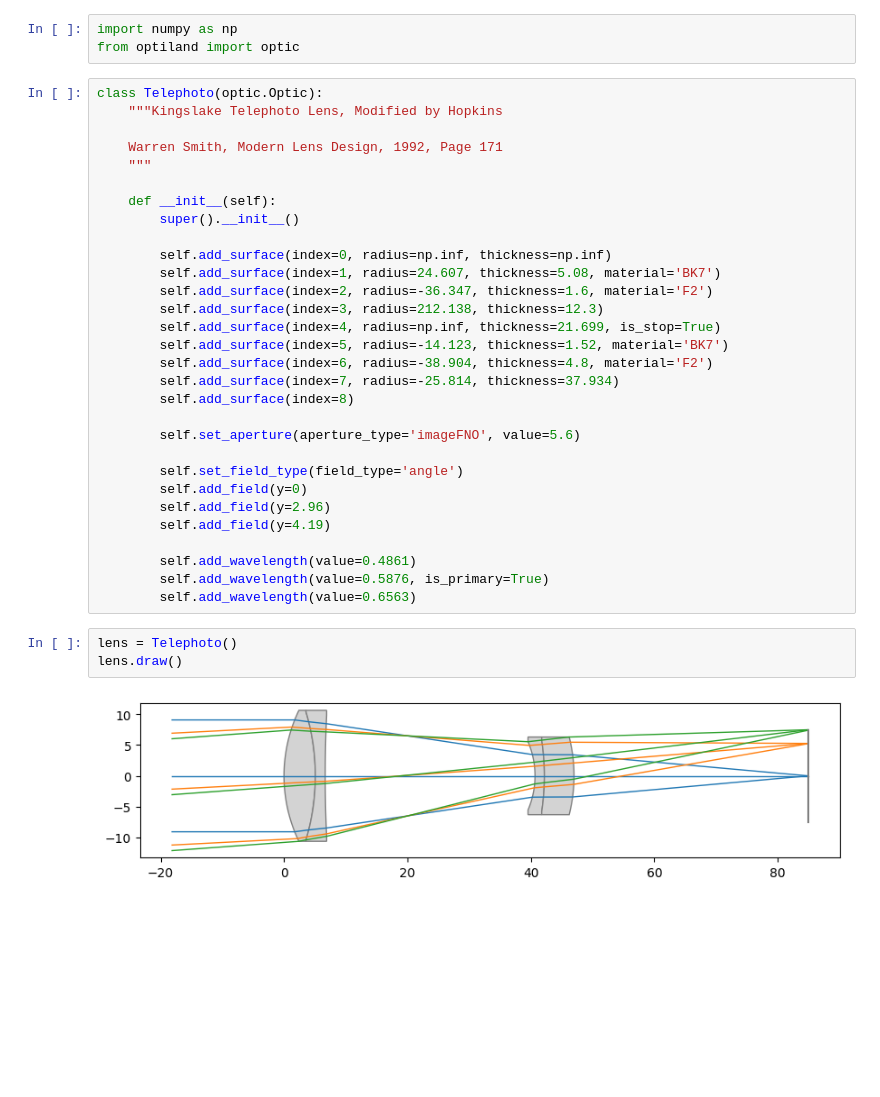
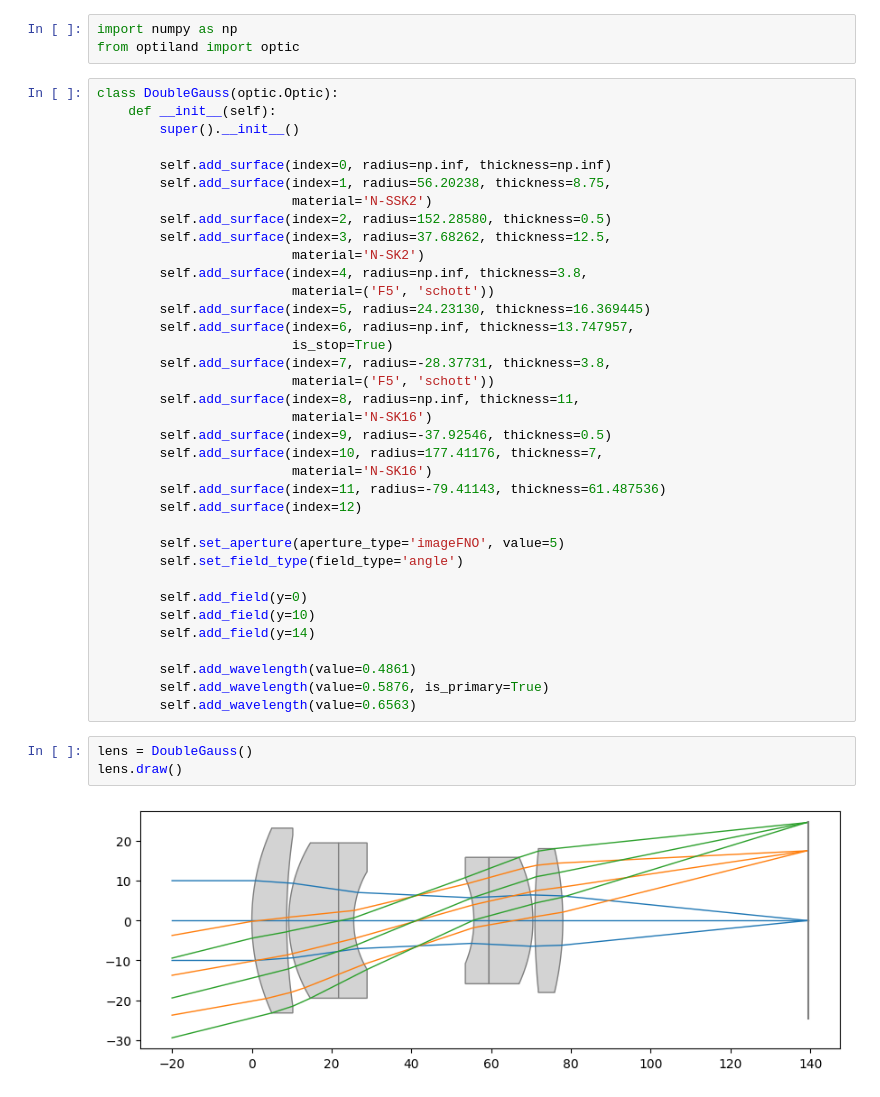
Before and after one commit to HarrisonKramer/optiland, a Jupyter notebook: docs/gallery/specialized_lenses/double_Gauss.ipynb, the cells around one changed output. Drawn from its saved outputs; the diff is of its cells as text; blank space fills up the shorter version.

Commit message:
docs: Add double Gauss lens

```diff
--- a/docs/gallery/specialized_lenses/double_Gauss.ipynb
+++ b/docs/gallery/specialized_lenses/double_Gauss.ipynb
@@ -4,37 +4,43 @@
 import numpy as np
 from optiland import optic
 # %%
-class Telephoto(optic.Optic):
-    """Kingslake Telephoto Lens, Modified by Hopkins
-
-    Warren Smith, Modern Lens Design, 1992, Page 171
-    """
-
+class DoubleGauss(optic.Optic):
     def __init__(self):
         super().__init__()
 
         self.add_surface(index=0, radius=np.inf, thickness=np.inf)
-        self.add_surface(index=1, radius=24.607, thickness=5.08, material='BK7')
-        self.add_surface(index=2, radius=-36.347, thickness=1.6, material='F2')
-        self.add_surface(index=3, radius=212.138, thickness=12.3)
-        self.add_surface(index=4, radius=np.inf, thickness=21.699, is_stop=True)
-        self.add_surface(index=5, radius=-14.123, thickness=1.52, material='BK7')
-        self.add_surface(index=6, radius=-38.904, thickness=4.8, material='F2')
-        self.add_surface(index=7, radius=-25.814, thickness=37.934)
-        self.add_surface(index=8)
+        self.add_surface(index=1, radius=56.20238, thickness=8.75,
+                         material='N-SSK2')
+        self.add_surface(index=2, radius=152.28580, thickness=0.5)
+        self.add_surface(index=3, radius=37.68262, thickness=12.5,
+                         material='N-SK2')
+        self.add_surface(index=4, radius=np.inf, thickness=3.8,
+                         material=('F5', 'schott'))
+        self.add_surface(index=5, radius=24.23130, thickness=16.369445)
+        self.add_surface(index=6, radius=np.inf, thickness=13.747957,
+                         is_stop=True)
+        self.add_surface(index=7, radius=-28.37731, thickness=3.8,
+                         material=('F5', 'schott'))
+        self.add_surface(index=8, radius=np.inf, thickness=11,
+                         material='N-SK16')
+        self.add_surface(index=9, radius=-37.92546, thickness=0.5)
+        self.add_surface(index=10, radius=177.41176, thickness=7,
+                         material='N-SK16')
+        self.add_surface(index=11, radius=-79.41143, thickness=61.487536)
+        self.add_surface(index=12)
 
-        self.set_aperture(aperture_type='imageFNO', value=5.6)
+        self.set_aperture(aperture_type='imageFNO', value=5)
+        self.set_field_type(field_type='angle')
 
-        self.set_field_type(field_type='angle')
         self.add_field(y=0)
-        self.add_field(y=2.96)
-        self.add_field(y=4.19)
+        self.add_field(y=10)
+        self.add_field(y=14)
 
         self.add_wavelength(value=0.4861)
         self.add_wavelength(value=0.5876, is_primary=True)
         self.add_wavelength(value=0.6563)
 # %%
-lens = Telephoto()
+lens = DoubleGauss()
 lens.draw()
 # %% [output]
-[figure, old version]
+[figure, new version]
```
